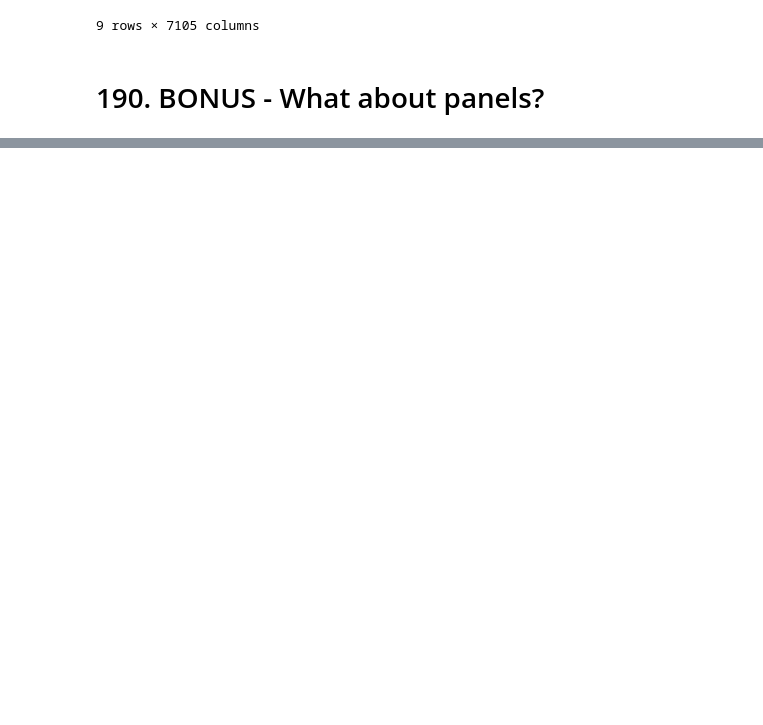
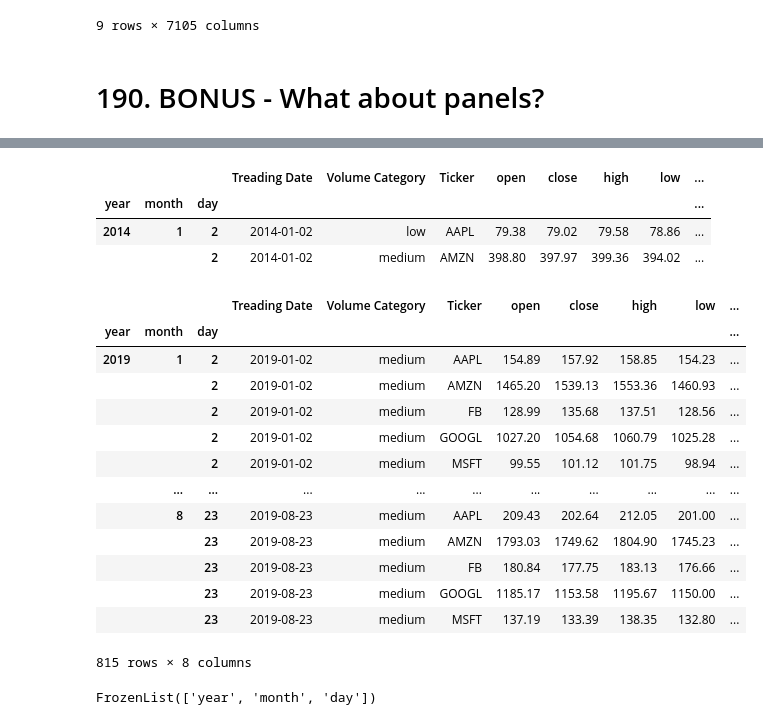
Before and after one commit to TomaszBury/The-ultimate-pandas-bootcamp-advanced-python-data-analysis, a Jupyter notebook: section_07/multi_dimensional.ipynb, the cells around one changed output, grey strips where cells are left out. Drawn from its saved outputs; the diff is of its cells as text; code cells hidden in the pictures; blank space fills up the shorter version.

```diff
--- a/section_07/multi_dimensional.ipynb
+++ b/section_07/multi_dimensional.ipynb
@@ -2136,0 +2166,7 @@ tech.set_index(['Treading Date','Volume Category']).transpose()
+# %%
+tech_df3.head(n=2)
+# %% [output]
+|  |  |  | Treading Date | Volume Category | Ticker | open | close | high | low | ... |
+| year | month | day |  |  |  |  |  |  |  | ... |
+| 2014 | 1 | 2 | 2014-01-02 | low | AAPL | 79.38 | 79.02 | 79.58 | 78.86 | ... |
+|  |  | 2 | 2014-01-02 | medium | AMZN | 398.80 | 397.97 | 399.36 | 394.02 | ... |
@@ -2136,0 +2175,21 @@ tech.set_index(['Treading Date','Volume Category']).transpose()
+# %%
+tech_df3.loc[('2019',slice(None),slice(None)):,]
+# %% [output]
+|  |  |  | Treading Date | Volume Category | Ticker | open | close | high | low | ... |
+| year | month | day |  |  |  |  |  |  |  | ... |
+| 2019 | 1 | 2 | 2019-01-02 | medium | AAPL | 154.89 | 157.92 | 158.85 | 154.23 | ... |
+|  |  | 2 | 2019-01-02 | medium | AMZN | 1465.20 | 1539.13 | 1553.36 | 1460.93 | ... |
+|  |  | 2 | 2019-01-02 | medium | FB | 128.99 | 135.68 | 137.51 | 128.56 | ... |
+|  |  | 2 | 2019-01-02 | medium | GOOGL | 1027.20 | 1054.68 | 1060.79 | 1025.28 | ... |
+|  |  | 2 | 2019-01-02 | medium | MSFT | 99.55 | 101.12 | 101.75 | 98.94 | ... |
+|  | ... | ... | ... | ... | ... | ... | ... | ... | ... | ... |
+|  | 8 | 23 | 2019-08-23 | medium | AAPL | 209.43 | 202.64 | 212.05 | 201.00 | ... |
+|  |  | 23 | 2019-08-23 | medium | AMZN | 1793.03 | 1749.62 | 1804.90 | 1745.23 | ... |
+|  |  | 23 | 2019-08-23 | medium | FB | 180.84 | 177.75 | 183.13 | 176.66 | ... |
+|  |  | 23 | 2019-08-23 | medium | GOOGL | 1185.17 | 1153.58 | 1195.67 | 1150.00 | ... |
+|  |  | 23 | 2019-08-23 | medium | MSFT | 137.19 | 133.39 | 138.35 | 132.80 | ... |
+815 rows × 8 columns
+# %%
+tech_df3.index.names
+# %% [output]
+FrozenList(['year', 'month', 'day'])
```
Also changed, not shown: parts of 22 cells of this notebook.
